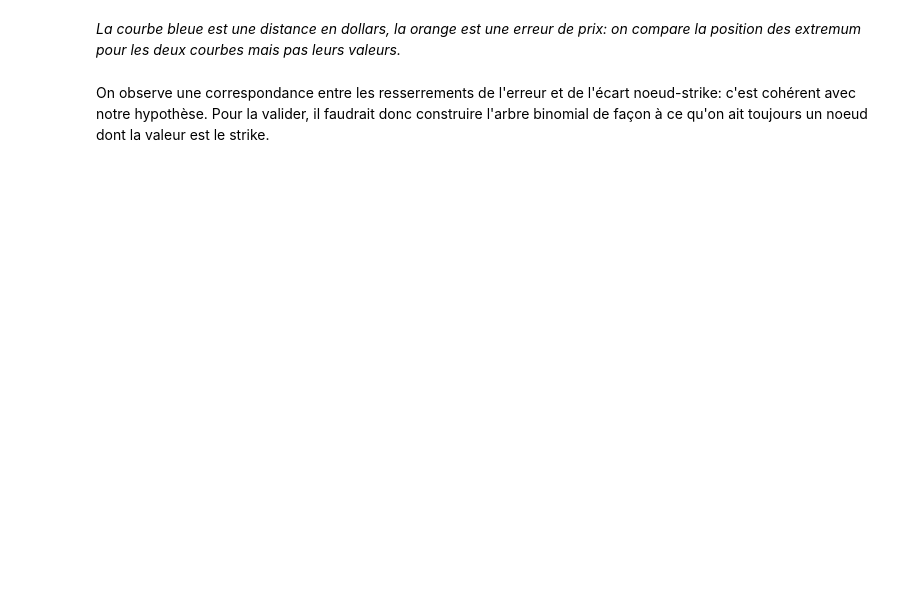
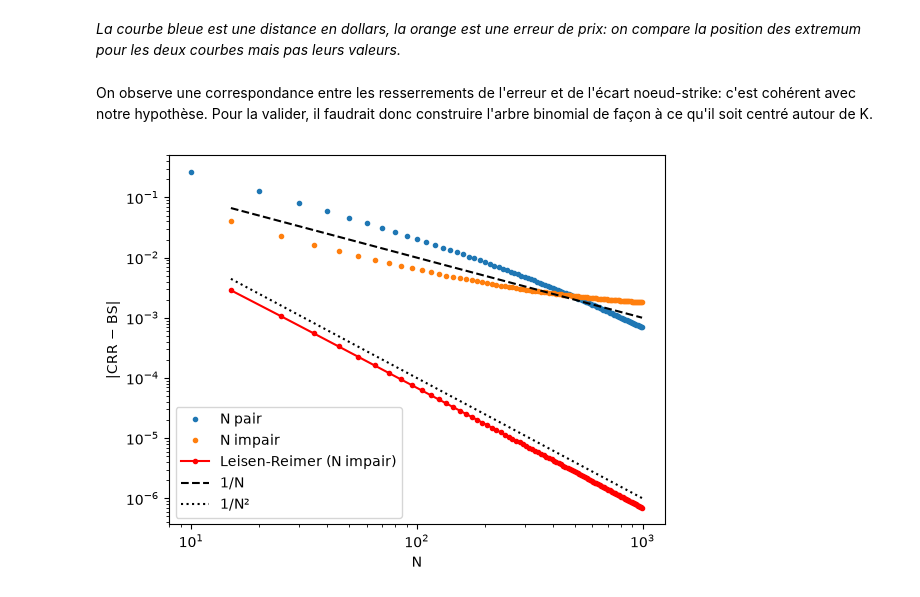
Before and after one commit to MatthieuTrr/binomial-options, a Jupyter notebook: notebooks/CRR-conv.ipynb, the cells around one changed output. Drawn from its saved outputs; the diff is of its cells as text; code cells hidden in the pictures; blank space fills up the shorter version.

```diff
--- a/notebooks/CRR-conv.ipynb
+++ b/notebooks/CRR-conv.ipynb
@@ -121,4 +99,28 @@ Text(0.5, 1.0, 'Erreur de convergence et écart strike-noeud en fonction de N')
 # %% [markdown]
 *La courbe bleue est une distance en dollars, la orange est une erreur de prix: on compare la position des extremum pour les deux courbes mais pas leurs valeurs.*
 # %% [markdown]
-On observe une correspondance entre les resserrements de l'erreur et de l'écart noeud-strike: c'est cohérent avec notre hypothèse. Pour la valider, il faudrait donc construire l'arbre binomial de façon à ce qu'on ait toujours un noeud dont la valeur est le strike.
+On observe une correspondance entre les resserrements de l'erreur et de l'écart noeud-strike: c'est cohérent avec notre hypothèse. Pour la valider, il faudrait donc construire l'arbre binomial de façon à ce qu'il soit centré autour de K.
+# %%
+from binomial.leisen_reimer import leisen_reimer_pricing
+
+def plot_LR_CRR_comp(sig, r, T, S0, K, option_type='call'):
+    bs = black_scholes_price(sig, r, T, S0, K, option_type)
+
+    # CRR pair et impair séparés (effet papillon), via plot_parité
+    plot_parité(sig, r, T, S0, K, option_type)
+
+    # LR : N impairs uniquement
+    Ns_LR = np.arange(15, 1000, 10)
+    err_LR = [abs(leisen_reimer_pricing(sig, r, T, S0, K, option_type, N) - bs)
+              for N in Ns_LR]
+    plt.loglog(Ns_LR, err_LR, 'r.-', label='Leisen-Reimer (N impair)')
+
+    # références
+    plt.loglog(Ns_LR, 1/Ns_LR, 'k--', label='1/N')
+    plt.loglog(Ns_LR, 1/Ns_LR**2, 'k:', label='1/N²')
+
+    plt.legend()   # met à jour la légende avec toutes les courbes
+# %%
+plot_LR_CRR_comp(sig,r,T,S0,K)
+# %% [output]
+[figure, added]
```
Also changed, not shown: parts of 10 cells of this notebook, 3 other files.
